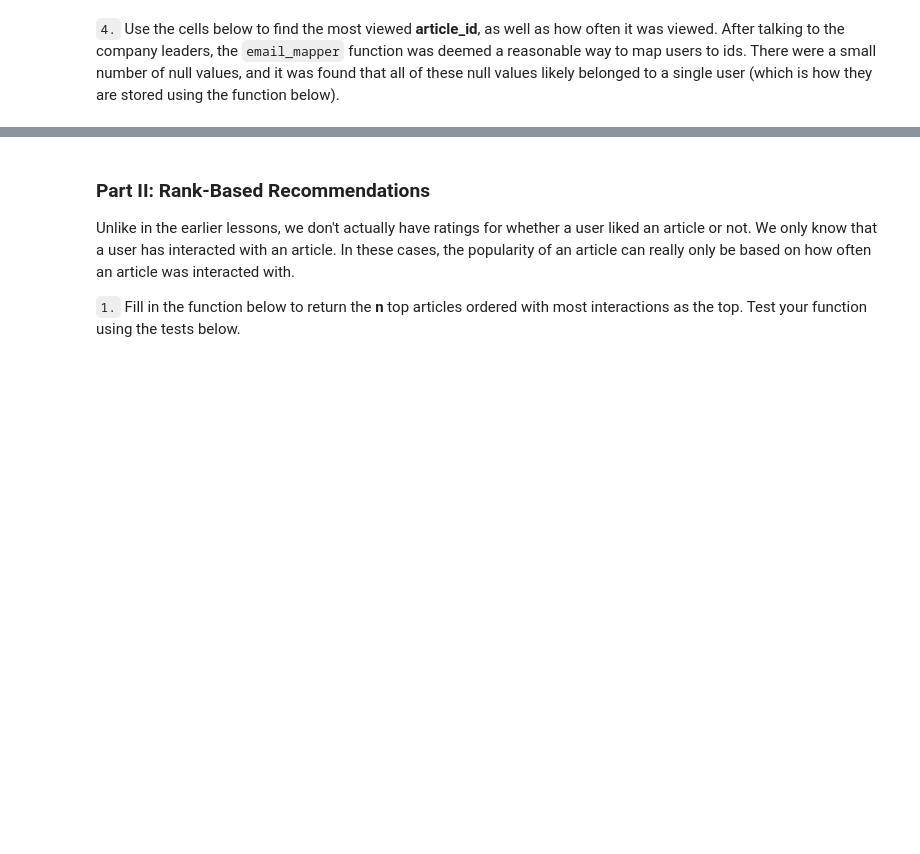
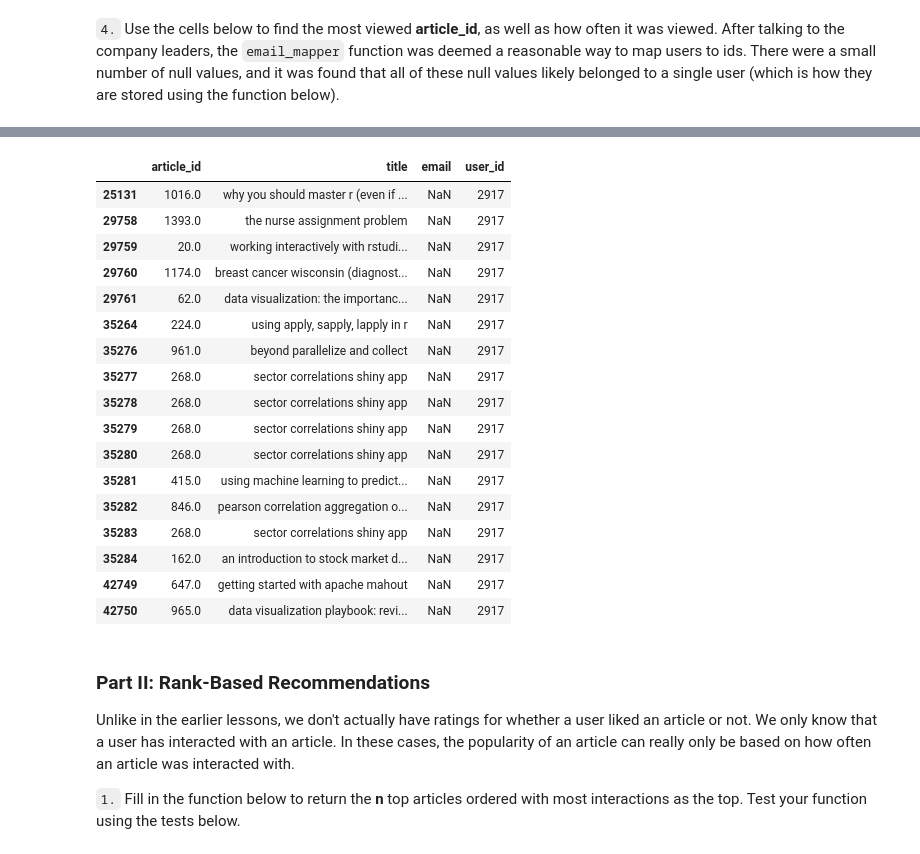
Before and after one commit to epistemetrica/recommendations_project, a Jupyter notebook: Recommendations_with_IBM.ipynb, the cells around one changed output, grey strips where cells are left out. Drawn from its saved outputs; the diff is of its cells as text; code cells hidden in the pictures; blank space fills up the shorter version.

```diff
--- a/Recommendations_with_IBM.ipynb
+++ b/Recommendations_with_IBM.ipynb
@@ -178,3 +184,24 @@ df.head()
+# %%
+df[df.email.isna() == True]
+# %% [output]
+|  | article_id | title | email | user_id |
+| 25131 | 1016.0 | why you should master r (even if ... | NaN | 2917 |
+| 29758 | 1393.0 | the nurse assignment problem | NaN | 2917 |
+| 29759 | 20.0 | working interactively with rstudi... | NaN | 2917 |
+| 29760 | 1174.0 | breast cancer wisconsin (diagnost... | NaN | 2917 |
+| 29761 | 62.0 | data visualization: the importanc... | NaN | 2917 |
+| 35264 | 224.0 | using apply, sapply, lapply in r | NaN | 2917 |
+| 35276 | 961.0 | beyond parallelize and collect | NaN | 2917 |
+| 35277 | 268.0 | sector correlations shiny app | NaN | 2917 |
+| 35278 | 268.0 | sector correlations shiny app | NaN | 2917 |
+| 35279 | 268.0 | sector correlations shiny app | NaN | 2917 |
+| 35280 | 268.0 | sector correlations shiny app | NaN | 2917 |
+| 35281 | 415.0 | using machine learning to predict... | NaN | 2917 |
+| 35282 | 846.0 | pearson correlation aggregation o... | NaN | 2917 |
+| 35283 | 268.0 | sector correlations shiny app | NaN | 2917 |
+| 35284 | 162.0 | an introduction to stock market d... | NaN | 2917 |
+| 42749 | 647.0 | getting started with apache mahout | NaN | 2917 |
+| 42750 | 965.0 | data visualization playbook: revi... | NaN | 2917 |
 # %%
 ## If you stored all your results in the variable names above,
 ## you shouldn't need to change anything in this cell
```
Also changed, not shown: parts of 10 cells of this notebook.
